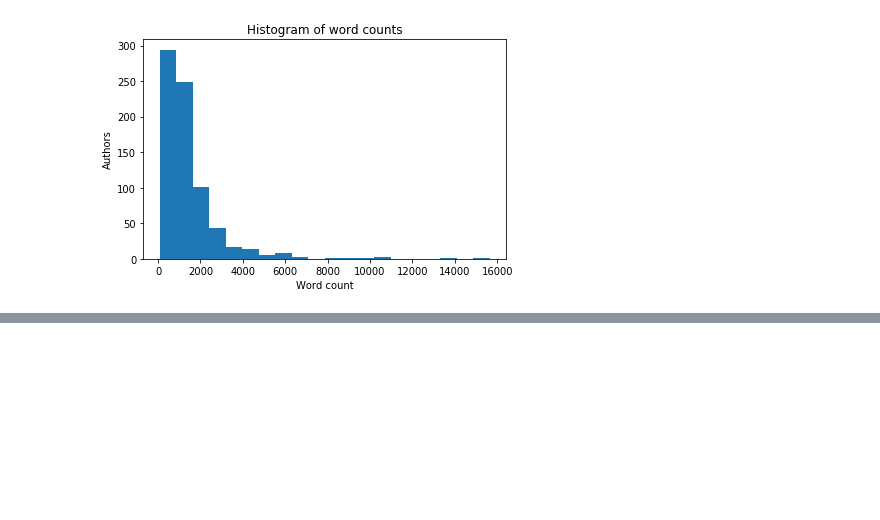
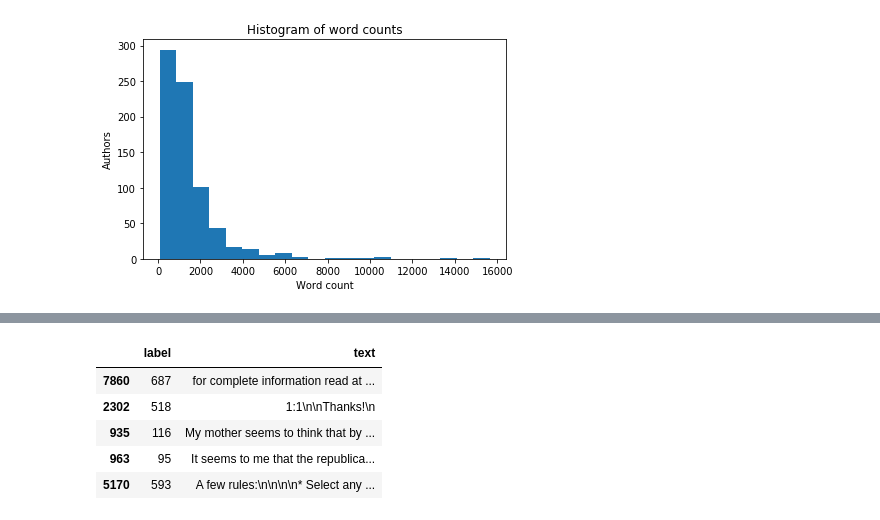
Before and after one commit to EdwardDixon/authorship, a Jupyter notebook: src/explore_the_data.ipynb, the cells around one changed output, grey strips where cells are left out. Saved outputs shown, nothing was run; the diff lists cells and outputs as text; code cells hidden in the pictures; blank space fills up the shorter version.

```diff
--- a/src/explore_the_data.ipynb
+++ b/src/explore_the_data.ipynb
@@ -183,0 +209,14 @@ plt.show()
+# %%
+from sklearn.model_selection import train_test_split
+
+x_train, x_test, y_train, y_test = train_test_split(df_fastaiformat.text,df_fastaiformat.label,stratify=df_fastaiformat.label)
+df_fai_train = pd.DataFrame({'label' : y_train, 'text' : x_train})
+df_fai_test = pd.DataFrame({'label' : y_test, 'text' : x_test})
+df_fai_train.head()
+# %% [output]
+|  | label | text |
+| 7860 | 687 | for complete information read at ... |
+| 2302 | 518 | 1:1\n\nThanks!\n |
+| 935 | 116 | My mother seems to think that by ... |
+| 963 | 95 | It seems to me that the republica... |
+| 5170 | 593 | A few rules:\n\n\n\n* Select any ... |
```
Also changed, not shown: parts of 4 cells of this notebook, 4 other files.
